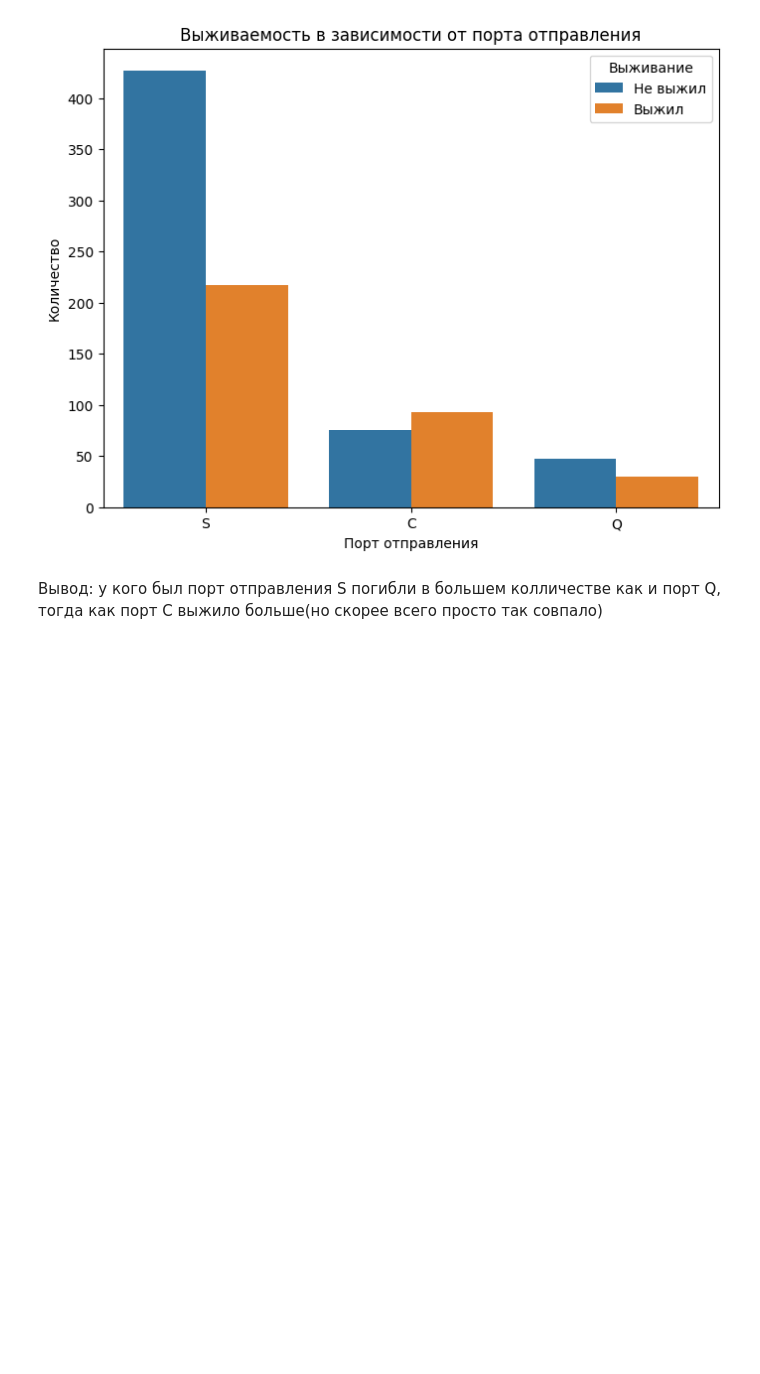
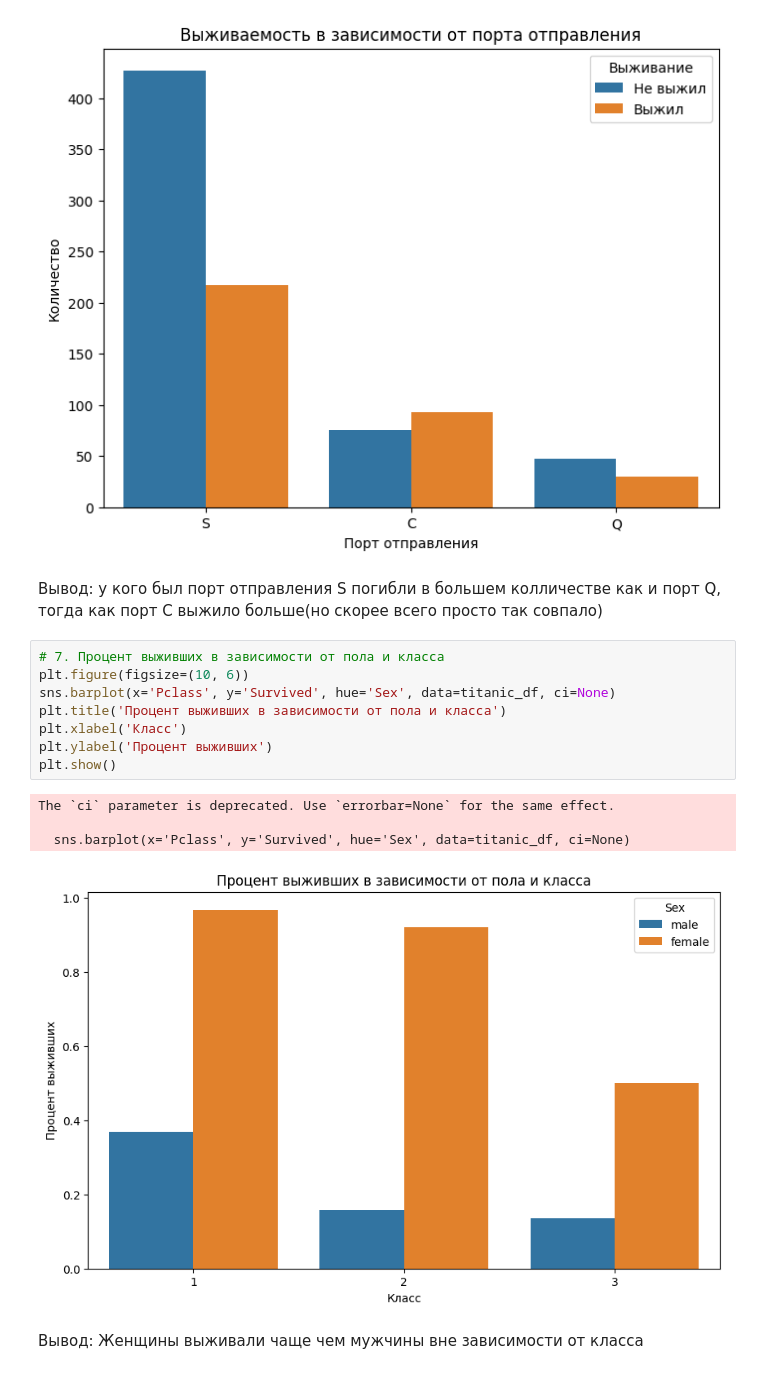
Before and after one commit to n3wstar/data, a Jupyter notebook: titanic.ipynb, the cells around one changed output. Cells and saved outputs as stored; diff of their text form; blank space fills up the shorter version.

```diff
--- a/titanic.ipynb
+++ b/titanic.ipynb
@@ -92,3 +92,18 @@ plt.show()
 [figure]
 # %% [markdown]
 Вывод: у кого был порт отправления S погибли в большем колличестве как и порт Q, тогда как порт C выжило больше(но скорее всего просто так совпало)
+# %%
+# 7. Процент выживших в зависимости от пола и класса
+plt.figure(figsize=(10, 6))
+sns.barplot(x='Pclass', y='Survived', hue='Sex', data=titanic_df, ci=None)
+plt.title('Процент выживших в зависимости от пола и класса')
+plt.xlabel('Класс')
+plt.ylabel('Процент выживших')
+plt.show()
+# %% [output]
+The `ci` parameter is deprecated. Use `errorbar=None` for the same effect.
+
+  sns.barplot(x='Pclass', y='Survived', hue='Sex', data=titanic_df, ci=None)
+[figure, added]
+# %% [markdown]
+Вывод: Женщины выживали чаще чем мужчины вне зависимости от класса
```
